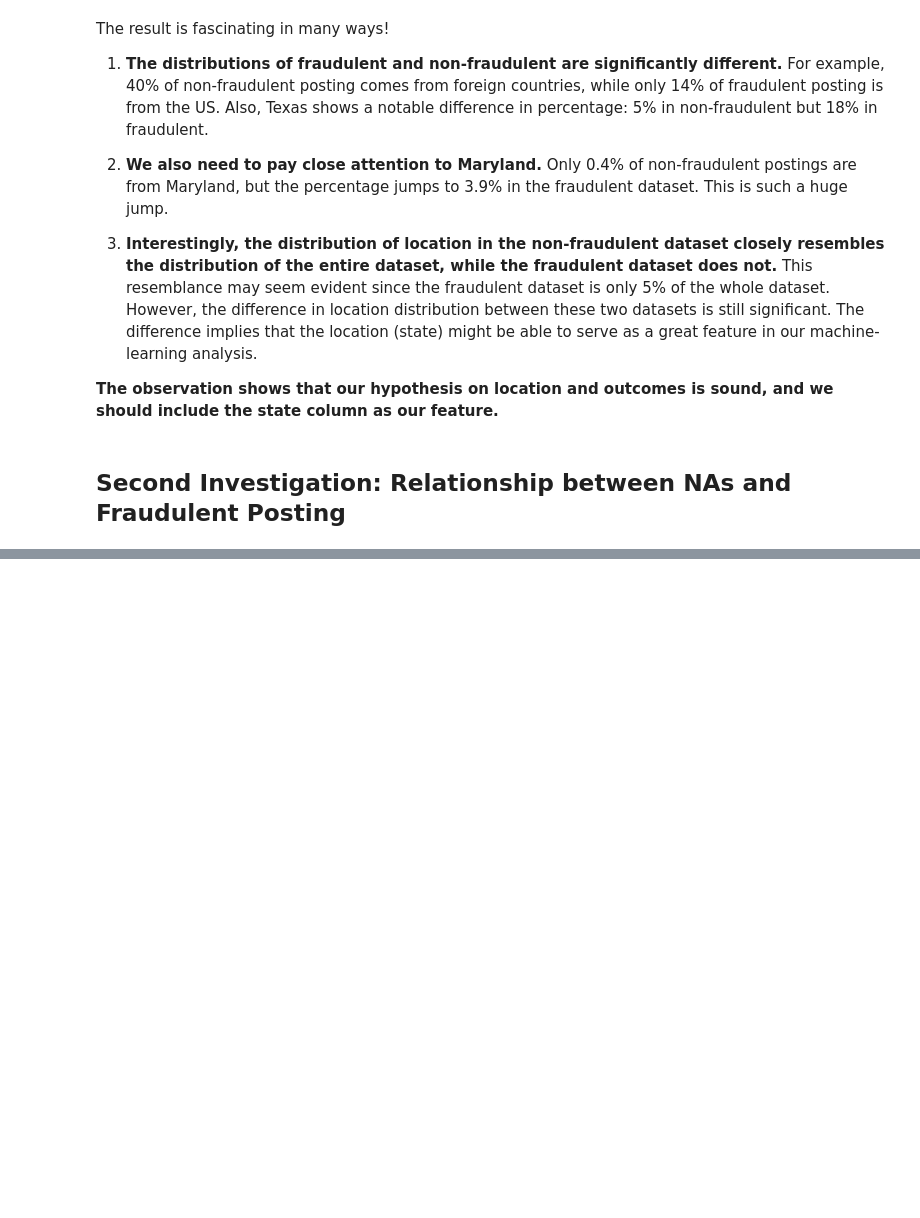
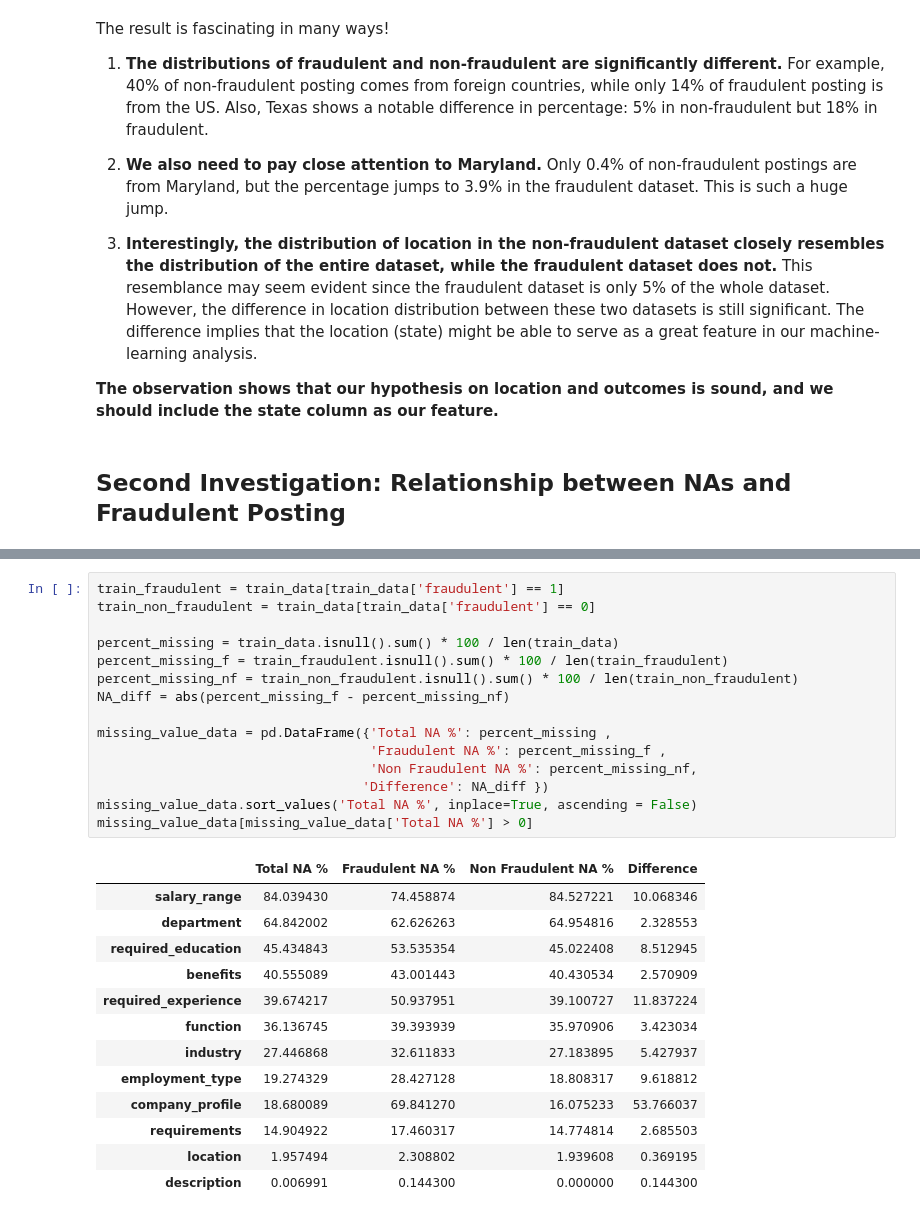
Before and after one commit to dhcheong/ClassifyingFake, a Jupyter notebook: PF.ipynb, the cells around one changed output, grey strips where cells are left out. Cells and saved outputs as stored; diff of their text form; blank space fills up the shorter version.

```diff
--- a/PF.ipynb
+++ b/PF.ipynb
@@ -250,0 +257,29 @@ The result is fascinating in many ways!
+# %%
+train_fraudulent = train_data[train_data['fraudulent'] == 1]
+train_non_fraudulent = train_data[train_data['fraudulent'] == 0]
+
+percent_missing = train_data.isnull().sum() * 100 / len(train_data)
+percent_missing_f = train_fraudulent.isnull().sum() * 100 / len(train_fraudulent)
+percent_missing_nf = train_non_fraudulent.isnull().sum() * 100 / len(train_non_fraudulent)
+NA_diff = abs(percent_missing_f - percent_missing_nf)
+
+missing_value_data = pd.DataFrame({'Total NA %': percent_missing ,
+                                   'Fraudulent NA %': percent_missing_f ,
+                                   'Non Fraudulent NA %': percent_missing_nf,
+                                  'Difference': NA_diff })
+missing_value_data.sort_values('Total NA %', inplace=True, ascending = False)
+missing_value_data[missing_value_data['Total NA %'] > 0]
+# %% [output]
+|  | Total NA % | Fraudulent NA % | Non Fraudulent NA % | Difference |
+| salary_range | 84.039430 | 74.458874 | 84.527221 | 10.068346 |
+| department | 64.842002 | 62.626263 | 64.954816 | 2.328553 |
+| required_education | 45.434843 | 53.535354 | 45.022408 | 8.512945 |
+| benefits | 40.555089 | 43.001443 | 40.430534 | 2.570909 |
+| required_experience | 39.674217 | 50.937951 | 39.100727 | 11.837224 |
+| function | 36.136745 | 39.393939 | 35.970906 | 3.423034 |
+| industry | 27.446868 | 32.611833 | 27.183895 | 5.427937 |
+| employment_type | 19.274329 | 28.427128 | 18.808317 | 9.618812 |
+| company_profile | 18.680089 | 69.841270 | 16.075233 | 53.766037 |
+| requirements | 14.904922 | 17.460317 | 14.774814 | 2.685503 |
+| location | 1.957494 | 2.308802 | 1.939608 | 0.369195 |
+| description | 0.006991 | 0.144300 | 0.000000 | 0.144300 |
```
Also changed, not shown: parts of 4 cells of this notebook, 3 other files.
